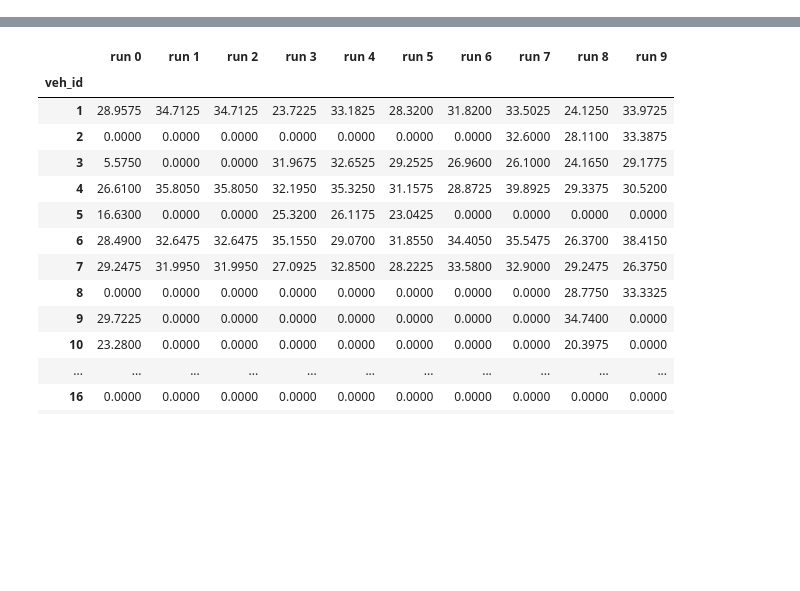
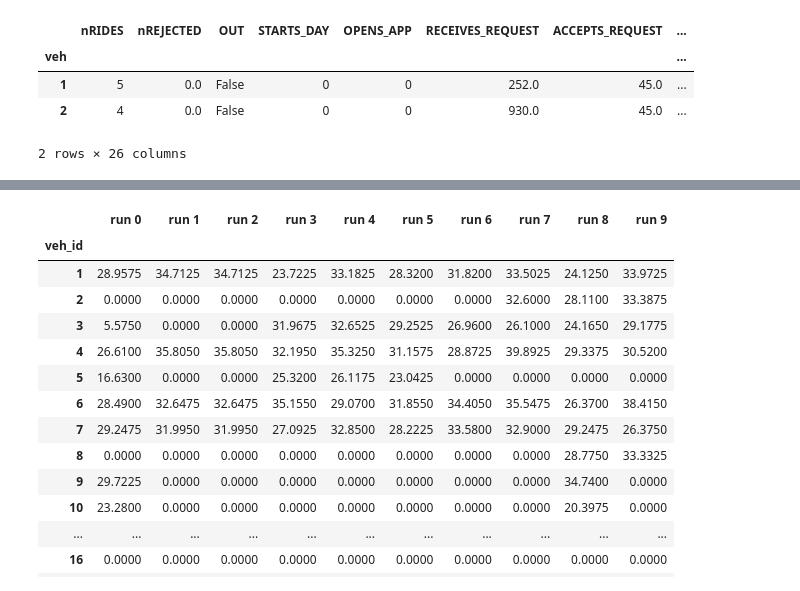
Before and after one commit to shtbt/MaaSSim, a Jupyter notebook: docs/tutorials/d2d#f#.ipynb, the cells around one changed output, grey strips where cells are left out. Cells and saved outputs as stored; diff of their text form; code cells hidden in the pictures; blank space fills up the shorter version.

```diff
--- a/docs/tutorials/d2d#f#.ipynb
+++ b/docs/tutorials/d2d#f#.ipynb
@@ -104,0 +89,8 @@ sim.res[0].
+# %%
+sim.res[0].veh_exp
+# %% [output]
+|  | nRIDES | nREJECTED | OUT | STARTS_DAY | OPENS_APP | RECEIVES_REQUEST | ACCEPTS_REQUEST | ... |
+| veh |  |  |  |  |  |  |  | ... |
+| 1 | 5 | 0.0 | False | 0 | 0 | 252.0 | 45.0 | ... |
+| 2 | 4 | 0.0 | False | 0 | 0 | 930.0 | 45.0 | ... |
+2 rows × 26 columns
```
Also changed, not shown: parts of 11 cells of this notebook, 3 other files.
